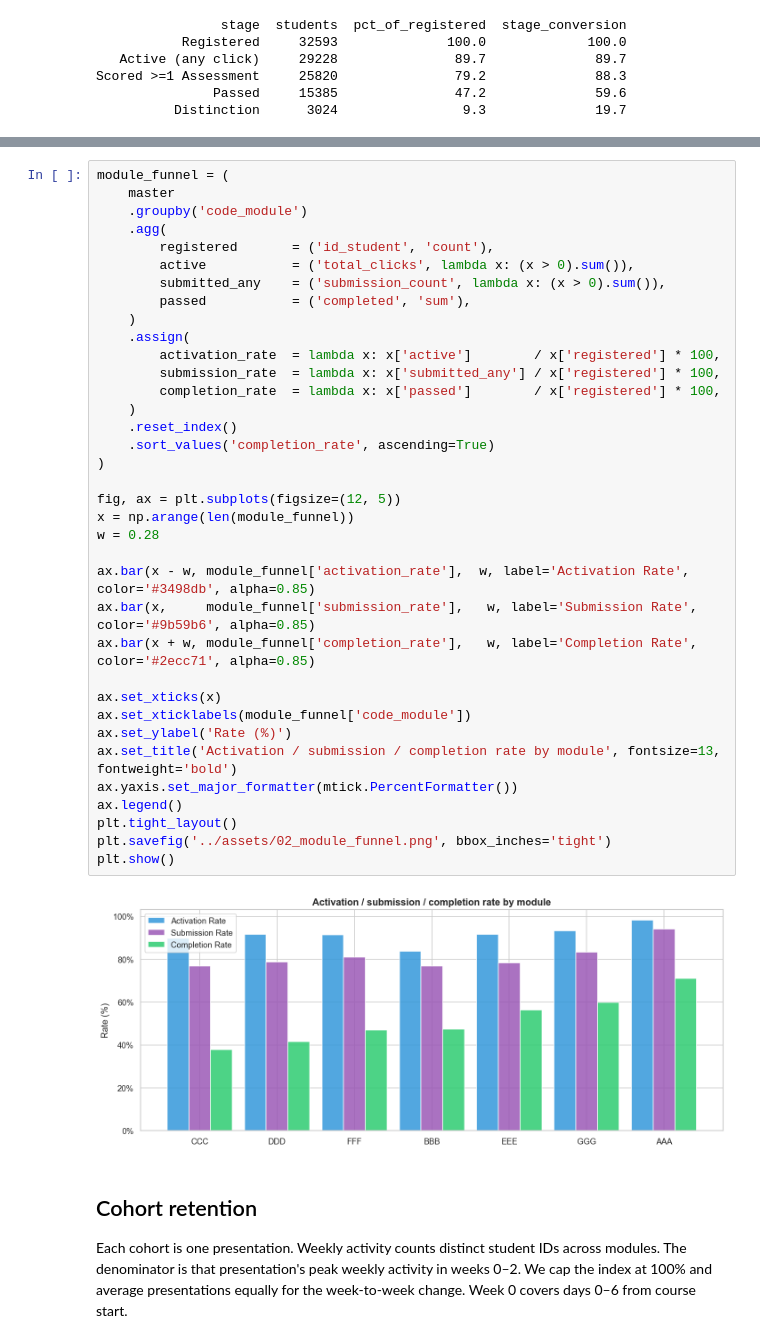
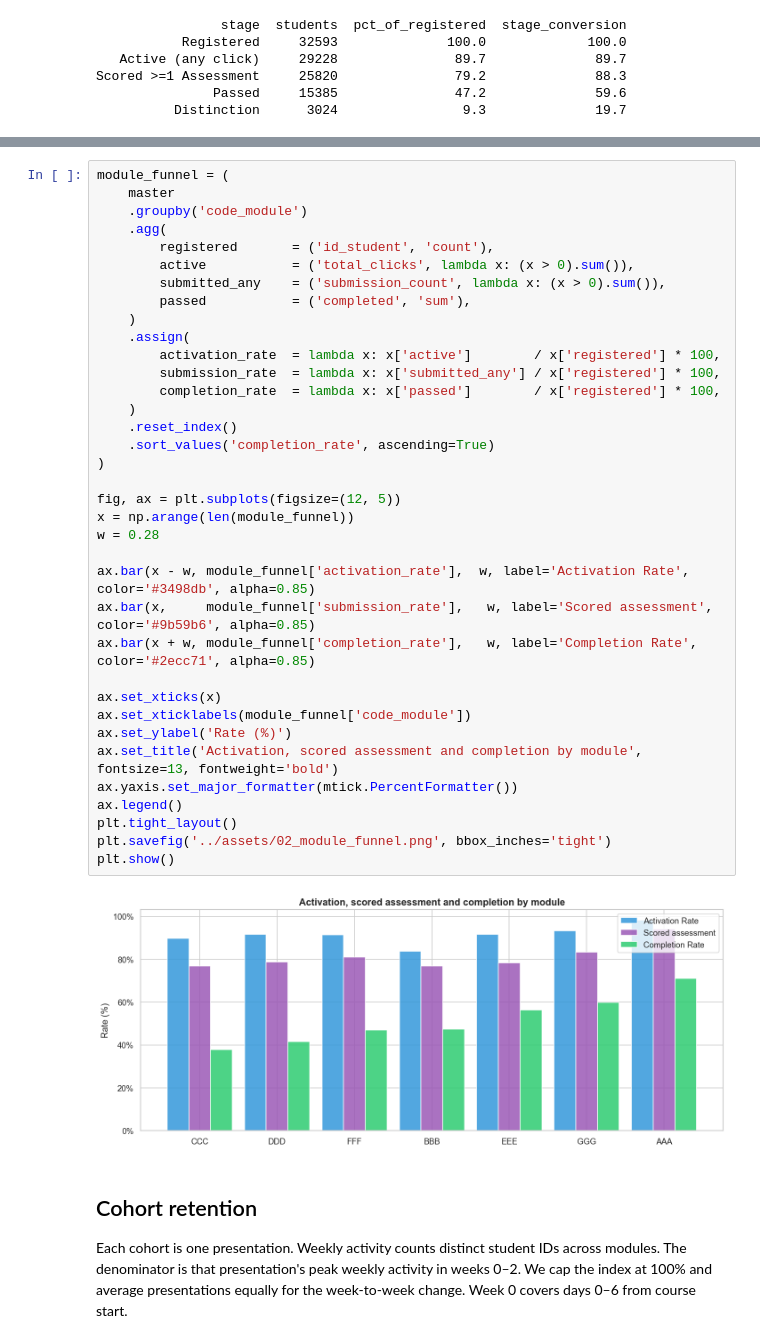
Before and after one commit to i2gunshaker/oulad-analytics, a Jupyter notebook: notebooks/02_product_analytics.ipynb, the cells around one changed output, grey strips where cells are left out. Saved outputs shown, nothing was run; the diff lists cells and outputs as text.

Commit message:
Store aggregate histogram bins and label scored assessments consistently

```diff
--- a/notebooks/02_product_analytics.ipynb
+++ b/notebooks/02_product_analytics.ipynb
@@ -96,36 +95,36 @@ module_funnel = (
         registered       = ('id_student', 'count'),
         active           = ('total_clicks', lambda x: (x > 0).sum()),
         submitted_any    = ('submission_count', lambda x: (x > 0).sum()),
         passed           = ('completed', 'sum'),
     )
     .assign(
         activation_rate  = lambda x: x['active']        / x['registered'] * 100,
         submission_rate  = lambda x: x['submitted_any'] / x['registered'] * 100,
         completion_rate  = lambda x: x['passed']        / x['registered'] * 100,
     )
     .reset_index()
     .sort_values('completion_rate', ascending=True)
 )
 
 fig, ax = plt.subplots(figsize=(12, 5))
 x = np.arange(len(module_funnel))
 w = 0.28
 
 ax.bar(x - w, module_funnel['activation_rate'],  w, label='Activation Rate',  color='#3498db', alpha=0.85)
-ax.bar(x,     module_funnel['submission_rate'],   w, label='Submission Rate',  color='#9b59b6', alpha=0.85)
+ax.bar(x,     module_funnel['submission_rate'],   w, label='Scored assessment',  color='#9b59b6', alpha=0.85)
 ax.bar(x + w, module_funnel['completion_rate'],   w, label='Completion Rate',  color='#2ecc71', alpha=0.85)
 
 ax.set_xticks(x)
 ax.set_xticklabels(module_funnel['code_module'])
 ax.set_ylabel('Rate (%)')
-ax.set_title('Activation / submission / completion rate by module', fontsize=13, fontweight='bold')
+ax.set_title('Activation, scored assessment and completion by module', fontsize=13, fontweight='bold')
 ax.yaxis.set_major_formatter(mtick.PercentFormatter())
 ax.legend()
 plt.tight_layout()
 plt.savefig('../assets/02_module_funnel.png', bbox_inches='tight')
 plt.show()
 # %% [output]
-[figure, old version]
+[figure, new version]
 # %% [markdown]
 ## Cohort retention
 
```
Also changed, not shown: parts of 1 cell of this notebook, 4 other files.
